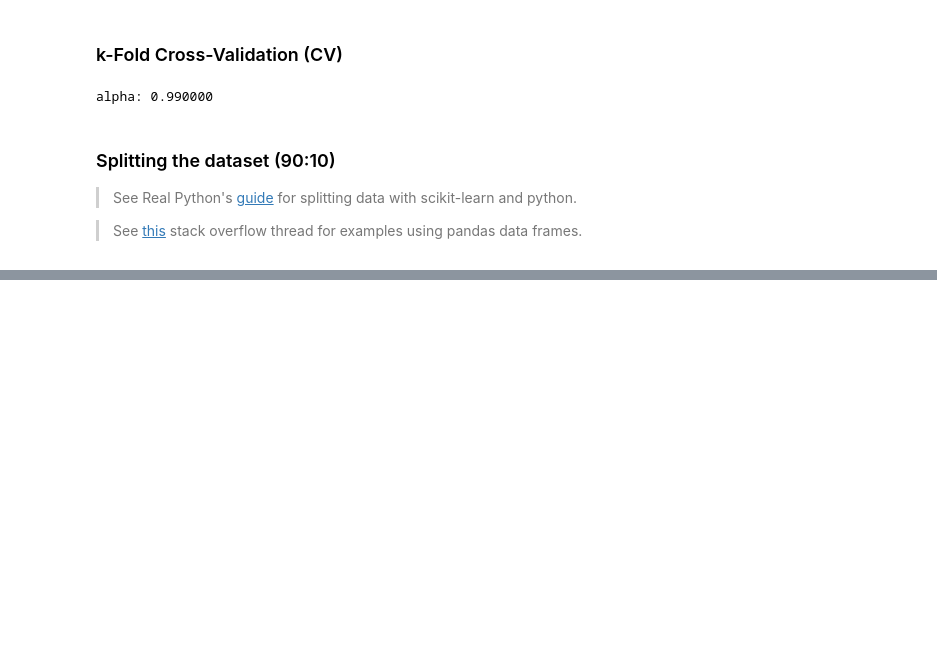
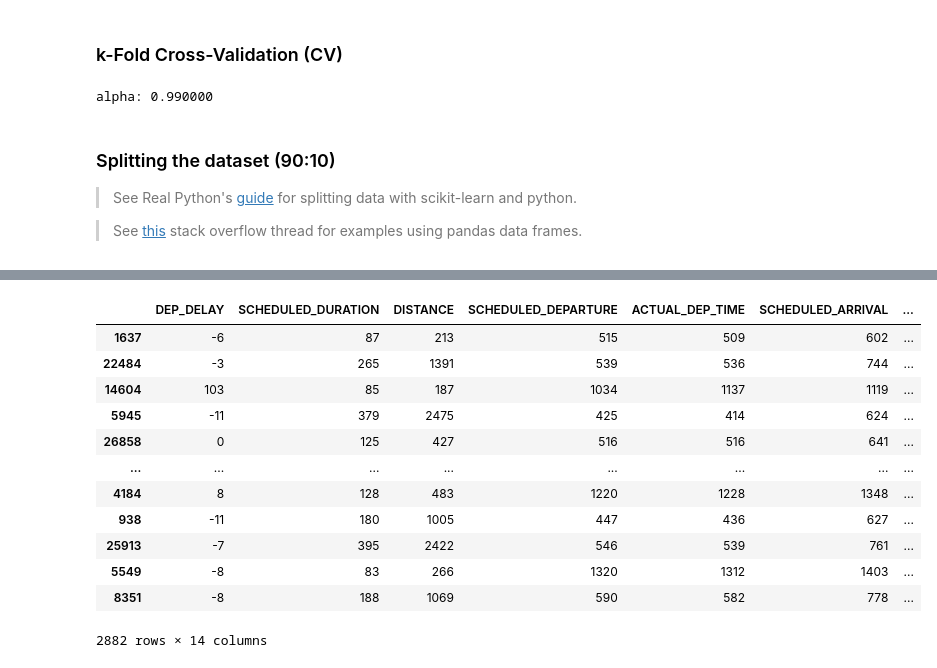
Before and after one commit to catstacks/TDADSAssignments, a Jupyter notebook: LinReg.ipynb, the cells around one changed output, grey strips where cells are left out. Saved outputs shown, nothing was run; the diff lists cells and outputs as text; code cells hidden in the pictures; blank space fills up the shorter version.

```diff
--- a/LinReg.ipynb
+++ b/LinReg.ipynb
@@ -279,0 +311,16 @@ train, test = train_test_split(taxi, test_size=0.1) #test_size set to 0.1 becaus
+# %%
+X_test # Show X_test
+# %% [output]
+|  | DEP_DELAY | SCHEDULED_DURATION | DISTANCE | SCHEDULED_DEPARTURE | ACTUAL_DEP_TIME | SCHEDULED_ARRIVAL | ... |
+| 1637 | -6 | 87 | 213 | 515 | 509 | 602 | ... |
+| 22484 | -3 | 265 | 1391 | 539 | 536 | 744 | ... |
+| 14604 | 103 | 85 | 187 | 1034 | 1137 | 1119 | ... |
+| 5945 | -11 | 379 | 2475 | 425 | 414 | 624 | ... |
+| 26858 | 0 | 125 | 427 | 516 | 516 | 641 | ... |
+| ... | ... | ... | ... | ... | ... | ... | ... |
+| 4184 | 8 | 128 | 483 | 1220 | 1228 | 1348 | ... |
+| 938 | -11 | 180 | 1005 | 447 | 436 | 627 | ... |
+| 25913 | -7 | 395 | 2422 | 546 | 539 | 761 | ... |
+| 5549 | -8 | 83 | 266 | 1320 | 1312 | 1403 | ... |
+| 8351 | -8 | 188 | 1069 | 590 | 582 | 778 | ... |
+2882 rows × 14 columns
```
Also changed, not shown: parts of 5 cells of this notebook.
